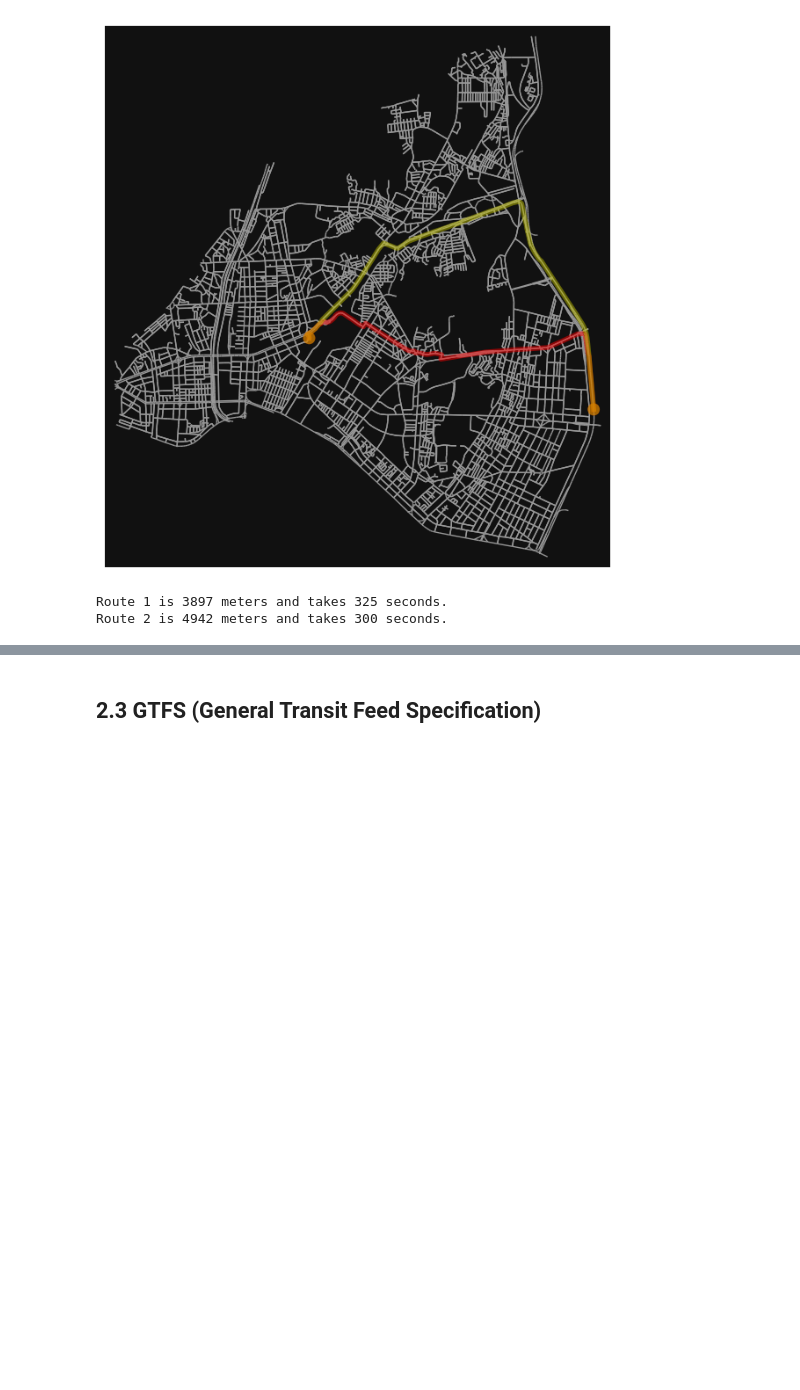
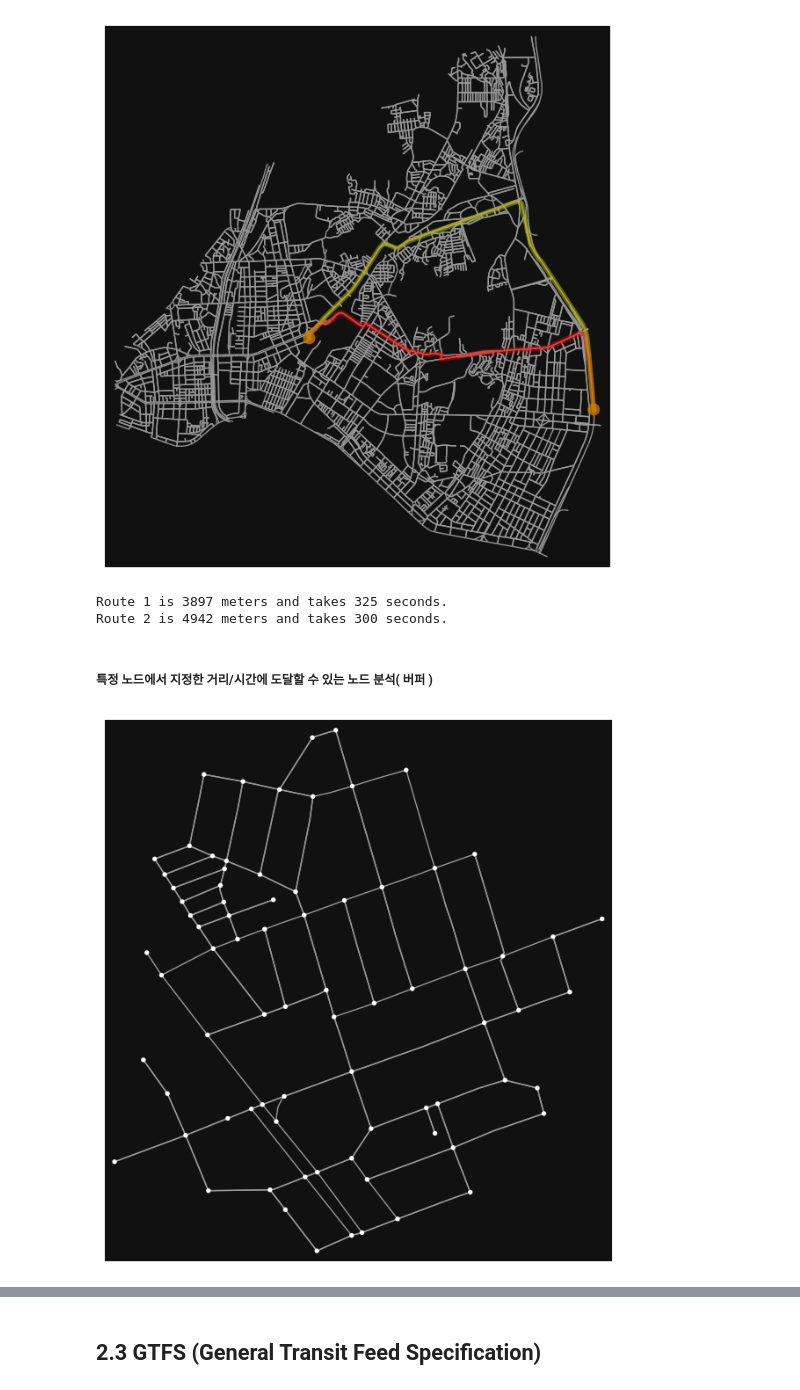
Before and after one commit to jihoyeo/mobility-simulation-book, a Jupyter notebook: ko/chapter2.ipynb, the cells around one changed output, grey strips where cells are left out. Saved outputs shown, nothing was run; the diff lists cells and outputs as text; code cells hidden in the pictures; blank space fills up the shorter version.

```diff
--- a/ko/chapter2.ipynb
+++ b/ko/chapter2.ipynb
@@ -247,3 +257,20 @@ print("Route 2 is", route2_length, "meters and takes", route2_time, "seconds.")
 # %% [output]
 Route 1 is 3897 meters and takes 325 seconds.
 Route 2 is 4942 meters and takes 300 seconds.
+# %% [markdown]
+##### 특정 노드에서 지정한 거리/시간에 도달할 수 있는 노드 분석( 버퍼 )
+# %%
+# 도로 네트워크 불러오기
+G = ox.graph_from_place('Gangnam, Seoul, South Korea', network_type='drive')
+
+# 특정 노드를 선택 (예: 첫 번째 노드를 선택)
+center_node = list(G.nodes)[0]
+
+# 특정 노드를 중심으로 반경 500m 내의 서브그래프를 ego_graph로 추출
+radius = 500  # 반경 (미터 단위)
+ego_G = nx.ego_graph(G, center_node, radius=radius, distance='length')
+
+# 서브그래프를 시각화
+fig, ax = ox.plot_graph(ego_G)
+# %% [output]
+[figure, added]
```
Also changed, not shown: parts of 18 cells of this notebook, 13 other files.
